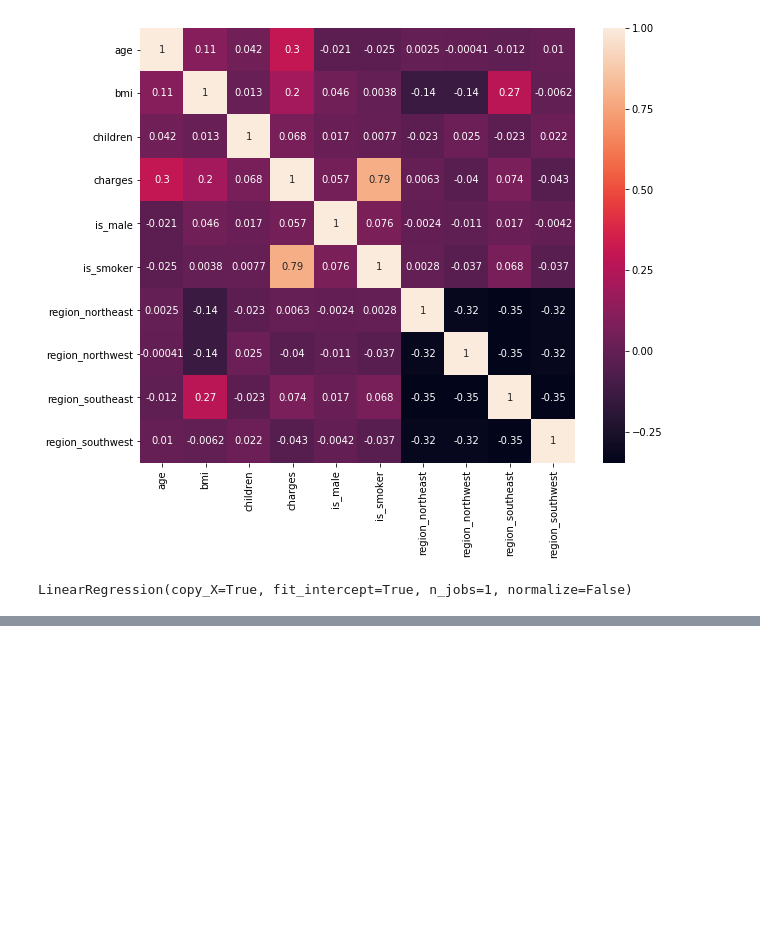
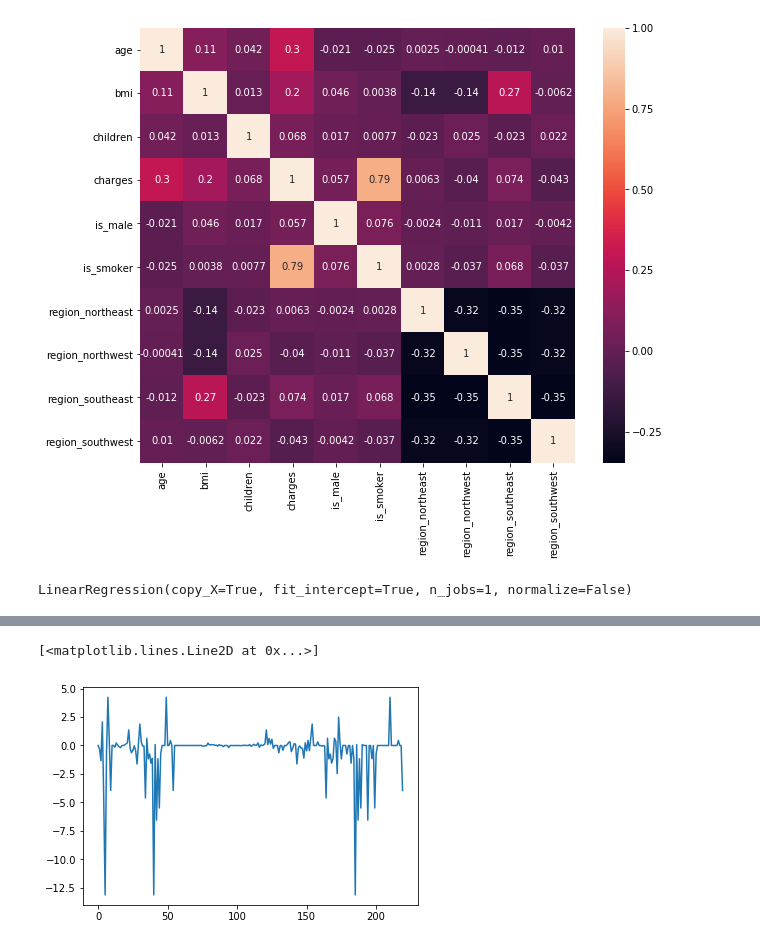
Before and after one commit to ShreyasGithub/python-data-science, a Jupyter notebook: linear_reggression.ipynb, the cells around one changed output, grey strips where cells are left out. Saved outputs shown, nothing was run; the diff lists cells and outputs as text; code cells hidden in the pictures; blank space fills up the shorter version.

```diff
--- a/linear_reggression.ipynb
+++ b/linear_reggression.ipynb
@@ -156,0 +220,5 @@ https://www.kaggle.com/mirichoi0218/insurance
+# %%
+pyplot.plot(polynomial_regression_model.steps[1][1].coef_[0])
+# %% [output]
+[<matplotlib.lines.Line2D at 0x...>]
+[figure, added]
```
Also changed, not shown: parts of 38 cells of this notebook.
